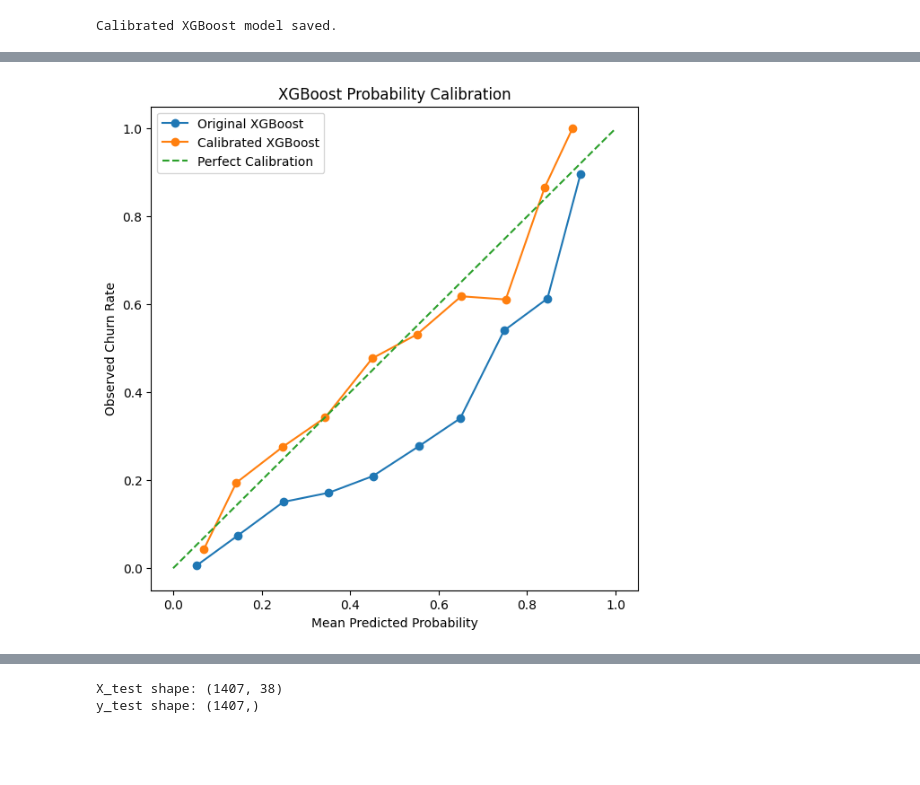
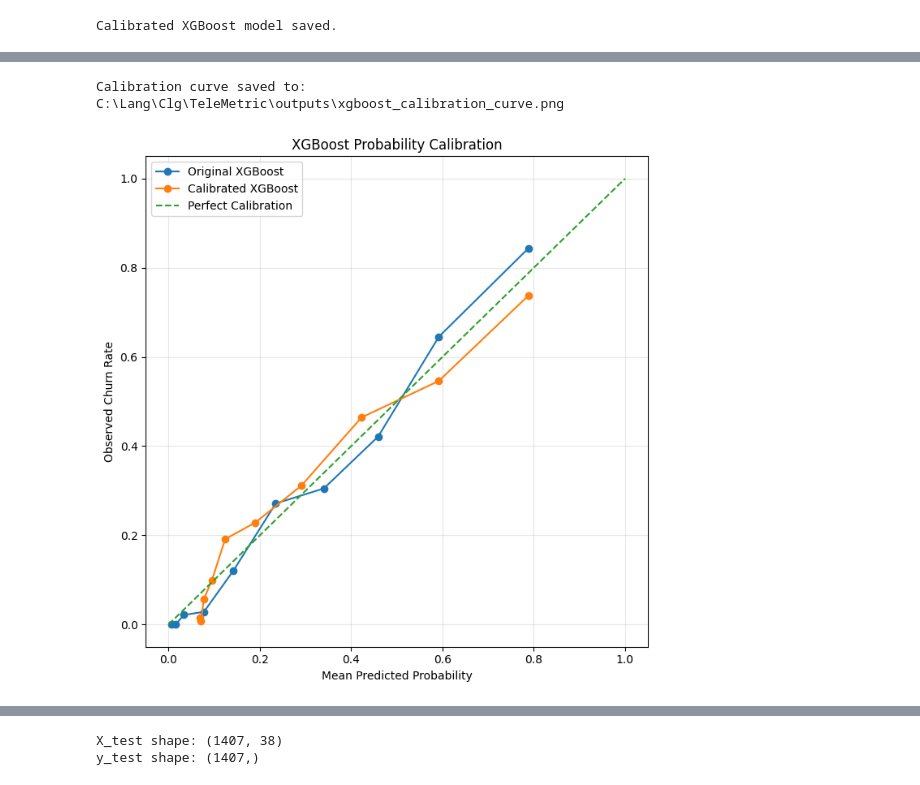
Before and after one commit to Sushant-py/TeleMetric, a Jupyter notebook: notebooks/07_risk_scoring_and_retention.ipynb, the cells around one changed output, grey strips where cells are left out. Drawn from its saved outputs; the diff is of its cells as text; code cells hidden in the pictures; blank space fills up the shorter version.

Commit message:
Initial TeleMetric demo

```diff
--- a/notebooks/07_risk_scoring_and_retention.ipynb
+++ b/notebooks/07_risk_scoring_and_retention.ipynb
@@ -122,51 +1411,103 @@ Updated calibrated customer risk scores saved.
 # %%
 from sklearn.calibration import calibration_curve
 import matplotlib.pyplot as plt
+from pathlib import Path
 
-# Original
+
+# ============================================================
+# XGBOOST PROBABILITY CALIBRATION
+# ============================================================
+
+# Original / Raw XGBoost
 prob_true_original, prob_pred_original = calibration_curve(
     y_test,
     test_probabilities,
-    n_bins=10
+    n_bins=10,
+    strategy="quantile"
 )
 
-# Calibrated
+
+# Calibrated XGBoost
 prob_true_calibrated, prob_pred_calibrated = calibration_curve(
     y_test,
     calibrated_probabilities,
-    n_bins=10
+    n_bins=10,
+    strategy="quantile"
 )
+
+
+# ============================================================
+# CREATE CALIBRATION CURVE
+# ============================================================
 
 plt.figure(figsize=(7, 7))
 
+# Raw XGBoost
 plt.plot(
     prob_pred_original,
     prob_true_original,
     marker="o",
     label="Original XGBoost"
 )
 
+# Calibrated XGBoost
 plt.plot(
     prob_pred_calibrated,
     prob_true_calibrated,
     marker="o",
     label="Calibrated XGBoost"
 )
 
+# Perfect calibration
 plt.plot(
     [0, 1],
     [0, 1],
     linestyle="--",
     label="Perfect Calibration"
 )
 
 plt.xlabel("Mean Predicted Probability")
 plt.ylabel("Observed Churn Rate")
 plt.title("XGBoost Probability Calibration")
+
 plt.legend()
+plt.grid(alpha=0.3)
+plt.tight_layout()
+
+
+# ============================================================
+# SAVE PNG FOR STREAMLIT
+# ============================================================
+
+OUTPUT_DIR = Path(OUTPUT_DIR)
+
+OUTPUT_DIR.mkdir(
+    parents=True,
+    exist_ok=True
+)
+
+CALIBRATION_PATH = (
+    OUTPUT_DIR
+    / "xgboost_calibration_curve.png"
+)
+
+plt.savefig(
+    CALIBRATION_PATH,
+    dpi=160,
+    bbox_inches="tight"
+)
+
+print(
+    "Calibration curve saved to:"
+)
+
+print(CALIBRATION_PATH)
+
 plt.show()
 # %% [output]
+Calibration curve saved to:
+C:\Lang\Clg\TeleMetric\outputs\xgboost_calibration_curve.png
-[figure, old version]
+[figure, new version]
 # %%
 from sklearn.calibration import CalibratedClassifierCV
 from sklearn.metrics import brier_score_loss
```
Also changed, not shown: parts of 24 cells of this notebook, 21 other files.
